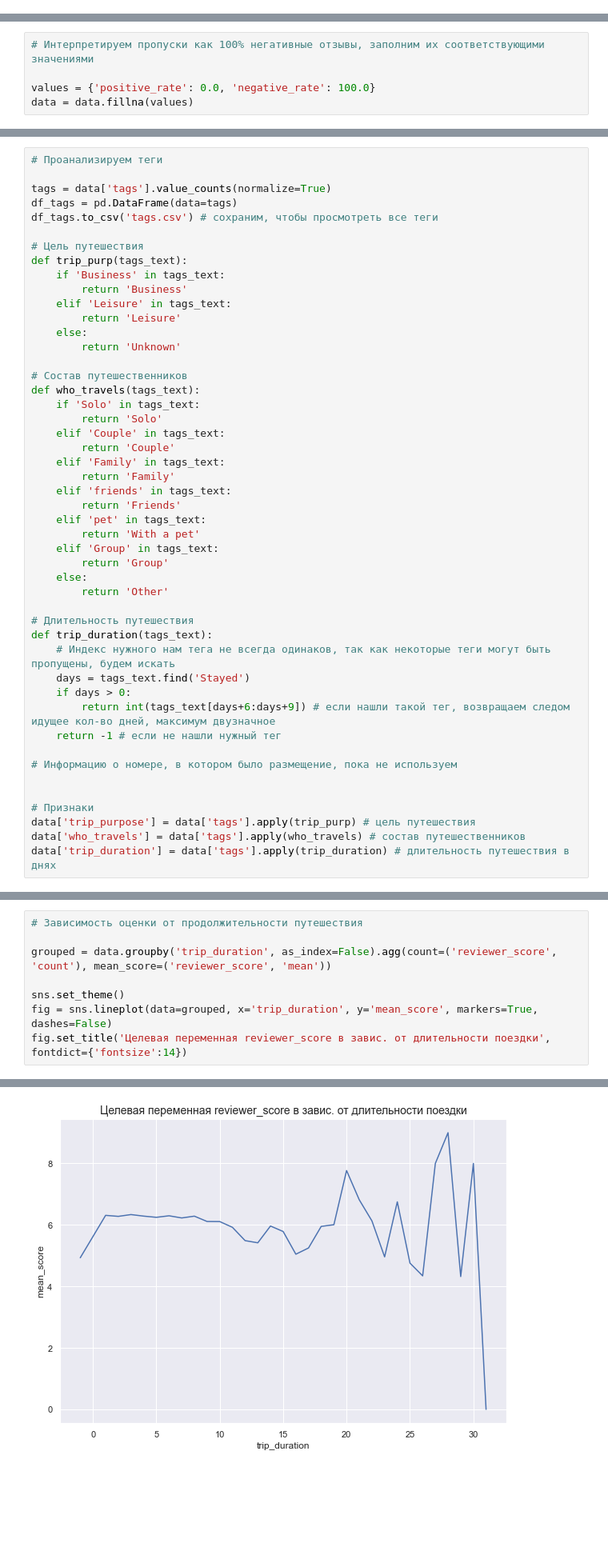
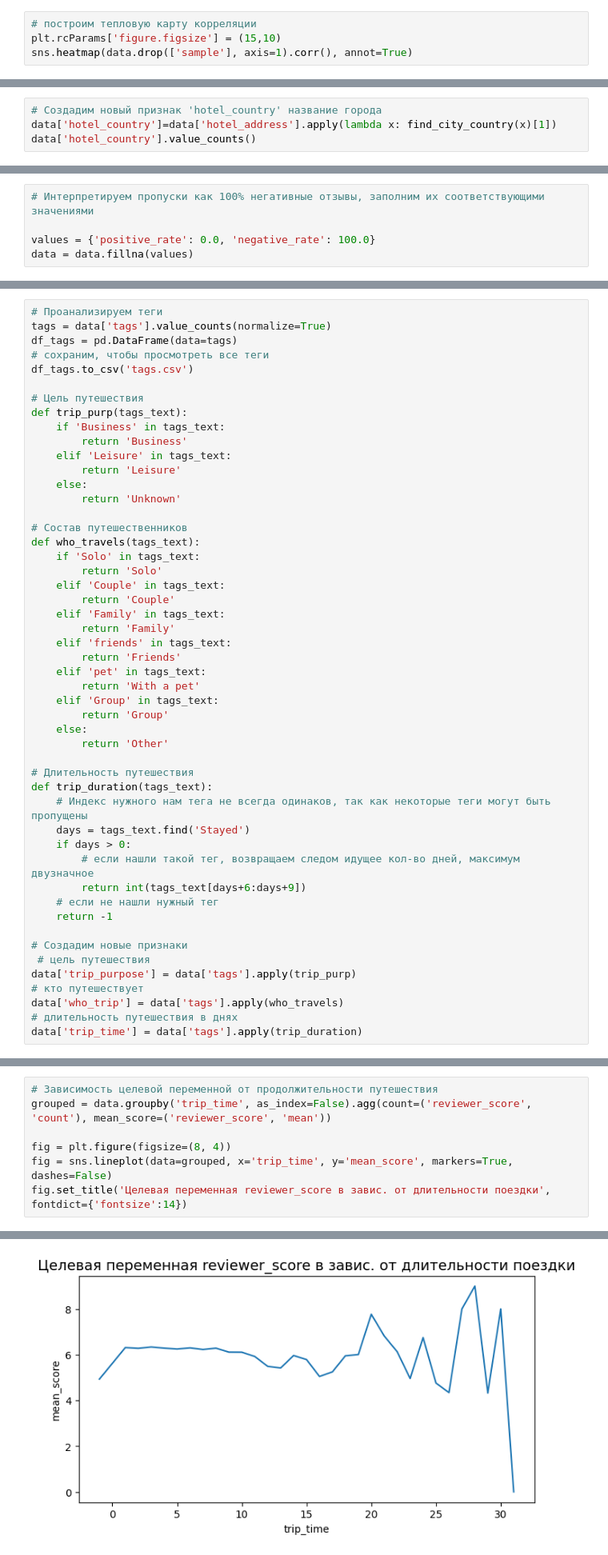
Before and after one commit to Alexandra231116/Alexa_Data_Science, a Jupyter notebook: SKILLFACTORY/Kaggle/Project_3.ipynb, the cells around one changed output, grey strips where cells are left out. Shown at 80% size. Saved outputs shown, nothing was run; the diff lists cells and outputs as text; blank space fills up the shorter version.

```diff
--- a/SKILLFACTORY/Kaggle/Project_3.ipynb
+++ b/SKILLFACTORY/Kaggle/Project_3.ipynb
@@ -396,0 +183,4 @@ Text(0.5, 1.0, 'Распределение % отриц. отзывов')
+# %%
+# построим тепловую карту корреляции
+plt.rcParams['figure.figsize'] = (15,10)
+sns.heatmap(data.drop(['sample'], axis=1).corr(), annot=True)
@@ -396,0 +217,4 @@ Text(0.5, 1.0, 'Распределение % отриц. отзывов')
+# %%
+# Создадим новый признак 'hotel_country' название города
+data['hotel_country']=data['hotel_address'].apply(lambda x: find_city_country(x)[1])
+data['hotel_country'].value_counts()
@@ -472,9 +493,9 @@ data['negative_clean'] = data['negative_review'].apply(lambda x: 1 if 'clean' in
 # %%
 # Проанализируем теги
-
 tags = data['tags'].value_counts(normalize=True)
 df_tags = pd.DataFrame(data=tags)
-df_tags.to_csv('tags.csv') # сохраним, чтобы просмотреть все теги
+# сохраним, чтобы просмотреть все теги
+df_tags.to_csv('tags.csv')
 
 # Цель путешествия
 def trip_purp(tags_text):
@@ -504,18 +525,20 @@ def who_travels(tags_text):
 
 # Длительность путешествия
 def trip_duration(tags_text):
-    # Индекс нужного нам тега не всегда одинаков, так как некоторые теги могут быть пропущены, будем искать
+    # Индекс нужного нам тега не всегда одинаков, так как некоторые теги могут быть пропущены
     days = tags_text.find('Stayed')
     if days > 0:
-        return int(tags_text[days+6:days+9]) # если нашли такой тег, возвращаем следом идущее кол-во дней, максимум двузначное
-    return -1 # если не нашли нужный тег
+        # если нашли такой тег, возвращаем следом идущее кол-во дней, максимум двузначное
+        return int(tags_text[days+6:days+9])
+    # если не нашли нужный тег
+    return -1
 
-# Информацию о номере, в котором было размещение, пока не используем
-
-
-# Признаки
-data['trip_purpose'] = data['tags'].apply(trip_purp) # цель путешествия
-data['who_travels'] = data['tags'].apply(who_travels) # состав путешественников
-data['trip_duration'] = data['tags'].apply(trip_duration) # длительность путешествия в днях
+# Создадим новые признаки
+ # цель путешествия
+data['trip_purpose'] = data['tags'].apply(trip_purp)
+# кто путешествует
+data['who_trip'] = data['tags'].apply(who_travels)
+# длительность путешествия в днях
+data['trip_time'] = data['tags'].apply(trip_duration)
 # %%
 # График распределения
@@ -529,12 +553,11 @@ Text(0.5, 1.0, 'Распределение кол-ва дней пребыван
 # %%
-# Зависимость оценки от продолжительности путешествия
+# Зависимость целевой переменной от продолжительности путешествия
+grouped = data.groupby('trip_time', as_index=False).agg(count=('reviewer_score', 'count'), mean_score=('reviewer_score', 'mean'))
 
-grouped = data.groupby('trip_duration', as_index=False).agg(count=('reviewer_score', 'count'), mean_score=('reviewer_score', 'mean'))
-
-sns.set_theme()
-fig = sns.lineplot(data=grouped, x='trip_duration', y='mean_score', markers=True, dashes=False)
+fig = plt.figure(figsize=(8, 4))
+fig = sns.lineplot(data=grouped, x='trip_time', y='mean_score', markers=True, dashes=False)
 fig.set_title('Целевая переменная reviewer_score в завис. от длительности поездки', fontdict={'fontsize':14})
 # %% [output]
 Text(0.5, 1.0, 'Целевая переменная reviewer_score в завис. от длительности поездки')
-[figure, old version]
+[figure, new version]
 # %% [markdown]
```
Also changed, not shown: parts of 110 cells of this notebook, 6 other files.
